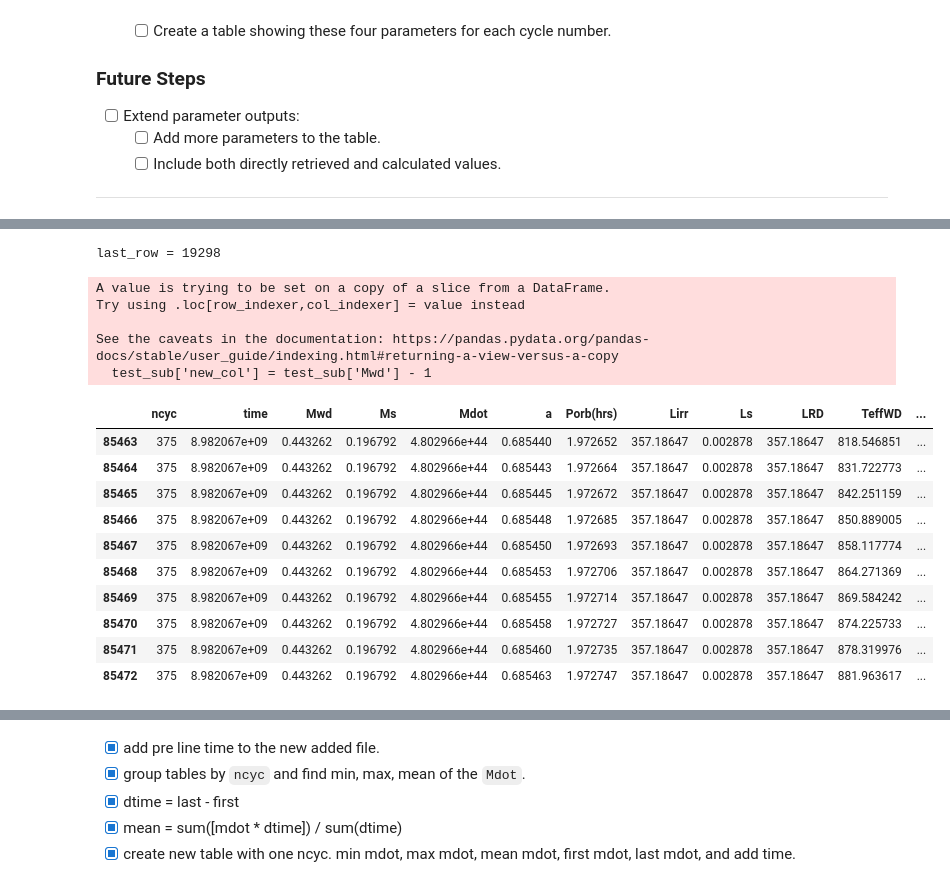
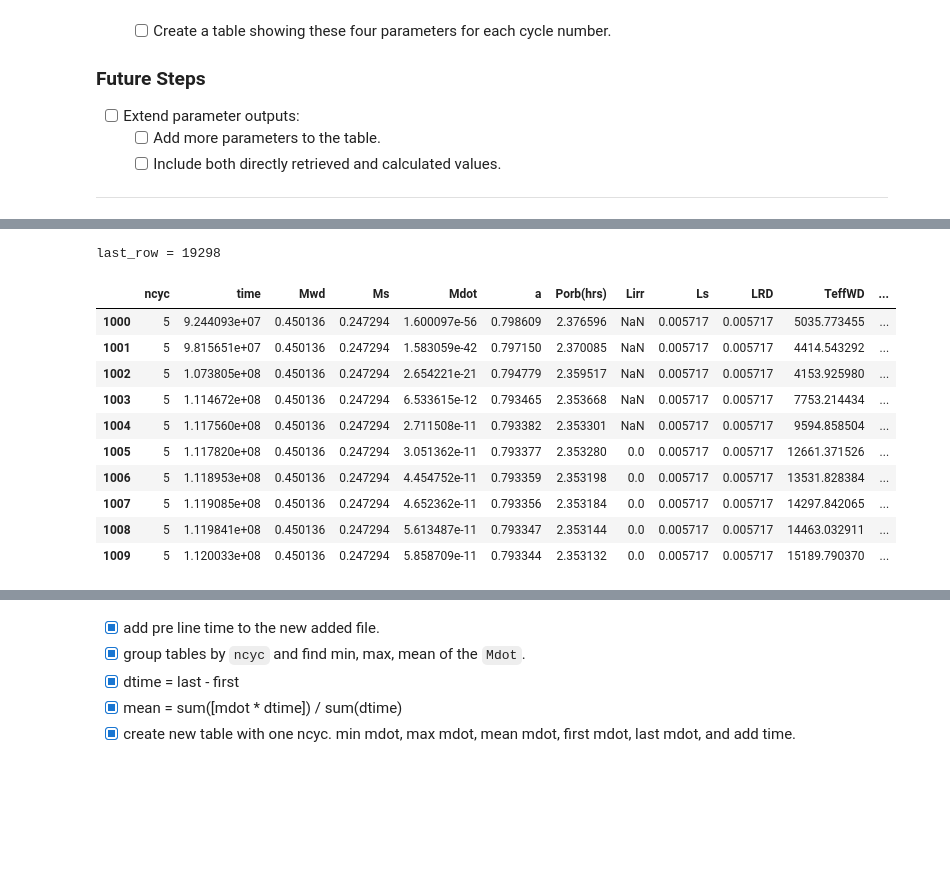
Before and after one commit to jenya1996/Final-project, a Jupyter notebook: final_project.ipynb, the cells around one changed output, grey strips where cells are left out. Drawn from its saved outputs; the diff is of its cells as text; code cells hidden in the pictures; blank space fills up the shorter version.

```diff
--- a/final_project.ipynb
+++ b/final_project.ipynb
@@ -137,29 +135,20 @@ All DataFrames filtered, adjusted, and combined successfully.
 # %%
 last_row = dataframes['MdotfromMRATE_A'].shape[0]
 subset = combined_df.loc[last_row - 10: last_row + 10]
 print(f'{last_row = }')
-subset
 working_columns = ['ncyc', 'time', 'Mwd', 'Ms', 'Mdot']
-test_sub = subset[working_columns]
-test_sub.shape
-test_sub['new_col'] = test_sub['Mwd'] - 1
-test_sub
 combined_df.tail(10)
+combined_df[1000:1010]
 # %% [output]
 last_row = 19298
-A value is trying to be set on a copy of a slice from a DataFrame.
-Try using .loc[row_indexer,col_indexer] = value instead
-
-See the caveats in the documentation: https://pandas.pydata.org/pandas-docs/stable/user_guide/indexing.html#returning-a-view-versus-a-copy
-  test_sub['new_col'] = test_sub['Mwd'] - 1
 |  | ncyc | time | Mwd | Ms | Mdot | a | Porb(hrs) | Lirr | Ls | LRD | TeffWD | ... |
-| 85463 | 375 | 8.982067e+09 | 0.443262 | 0.196792 | 4.802966e+44 | 0.685440 | 1.972652 | 357.18647 | 0.002878 | 357.18647 | 818.546851 | ... |
-| 85464 | 375 | 8.982067e+09 | 0.443262 | 0.196792 | 4.802966e+44 | 0.685443 | 1.972664 | 357.18647 | 0.002878 | 357.18647 | 831.722773 | ... |
-| 85465 | 375 | 8.982067e+09 | 0.443262 | 0.196792 | 4.802966e+44 | 0.685445 | 1.972672 | 357.18647 | 0.002878 | 357.18647 | 842.251159 | ... |
-| 85466 | 375 | 8.982067e+09 | 0.443262 | 0.196792 | 4.802966e+44 | 0.685448 | 1.972685 | 357.18647 | 0.002878 | 357.18647 | 850.889005 | ... |
-| 85467 | 375 | 8.982067e+09 | 0.443262 | 0.196792 | 4.802966e+44 | 0.685450 | 1.972693 | 357.18647 | 0.002878 | 357.18647 | 858.117774 | ... |
-| 85468 | 375 | 8.982067e+09 | 0.443262 | 0.196792 | 4.802966e+44 | 0.685453 | 1.972706 | 357.18647 | 0.002878 | 357.18647 | 864.271369 | ... |
-| 85469 | 375 | 8.982067e+09 | 0.443262 | 0.196792 | 4.802966e+44 | 0.685455 | 1.972714 | 357.18647 | 0.002878 | 357.18647 | 869.584242 | ... |
-| 85470 | 375 | 8.982067e+09 | 0.443262 | 0.196792 | 4.802966e+44 | 0.685458 | 1.972727 | 357.18647 | 0.002878 | 357.18647 | 874.225733 | ... |
-| 85471 | 375 | 8.982067e+09 | 0.443262 | 0.196792 | 4.802966e+44 | 0.685460 | 1.972735 | 357.18647 | 0.002878 | 357.18647 | 878.319976 | ... |
-| 85472 | 375 | 8.982067e+09 | 0.443262 | 0.196792 | 4.802966e+44 | 0.685463 | 1.972747 | 357.18647 | 0.002878 | 357.18647 | 881.963617 | ... |
+| 1000 | 5 | 9.244093e+07 | 0.450136 | 0.247294 | 1.600097e-56 | 0.798609 | 2.376596 | NaN | 0.005717 | 0.005717 | 5035.773455 | ... |
+| 1001 | 5 | 9.815651e+07 | 0.450136 | 0.247294 | 1.583059e-42 | 0.797150 | 2.370085 | NaN | 0.005717 | 0.005717 | 4414.543292 | ... |
+| 1002 | 5 | 1.073805e+08 | 0.450136 | 0.247294 | 2.654221e-21 | 0.794779 | 2.359517 | NaN | 0.005717 | 0.005717 | 4153.925980 | ... |
+| 1003 | 5 | 1.114672e+08 | 0.450136 | 0.247294 | 6.533615e-12 | 0.793465 | 2.353668 | NaN | 0.005717 | 0.005717 | 7753.214434 | ... |
+| 1004 | 5 | 1.117560e+08 | 0.450136 | 0.247294 | 2.711508e-11 | 0.793382 | 2.353301 | NaN | 0.005717 | 0.005717 | 9594.858504 | ... |
+| 1005 | 5 | 1.117820e+08 | 0.450136 | 0.247294 | 3.051362e-11 | 0.793377 | 2.353280 | 0.0 | 0.005717 | 0.005717 | 12661.371526 | ... |
+| 1006 | 5 | 1.118953e+08 | 0.450136 | 0.247294 | 4.454752e-11 | 0.793359 | 2.353198 | 0.0 | 0.005717 | 0.005717 | 13531.828384 | ... |
+| 1007 | 5 | 1.119085e+08 | 0.450136 | 0.247294 | 4.652362e-11 | 0.793356 | 2.353184 | 0.0 | 0.005717 | 0.005717 | 14297.842065 | ... |
+| 1008 | 5 | 1.119841e+08 | 0.450136 | 0.247294 | 5.613487e-11 | 0.793347 | 2.353144 | 0.0 | 0.005717 | 0.005717 | 14463.032911 | ... |
+| 1009 | 5 | 1.120033e+08 | 0.450136 | 0.247294 | 5.858709e-11 | 0.793344 | 2.353132 | 0.0 | 0.005717 | 0.005717 | 15189.790370 | ... |
```
Also changed, not shown: parts of 8 cells of this notebook, 1 other file.
